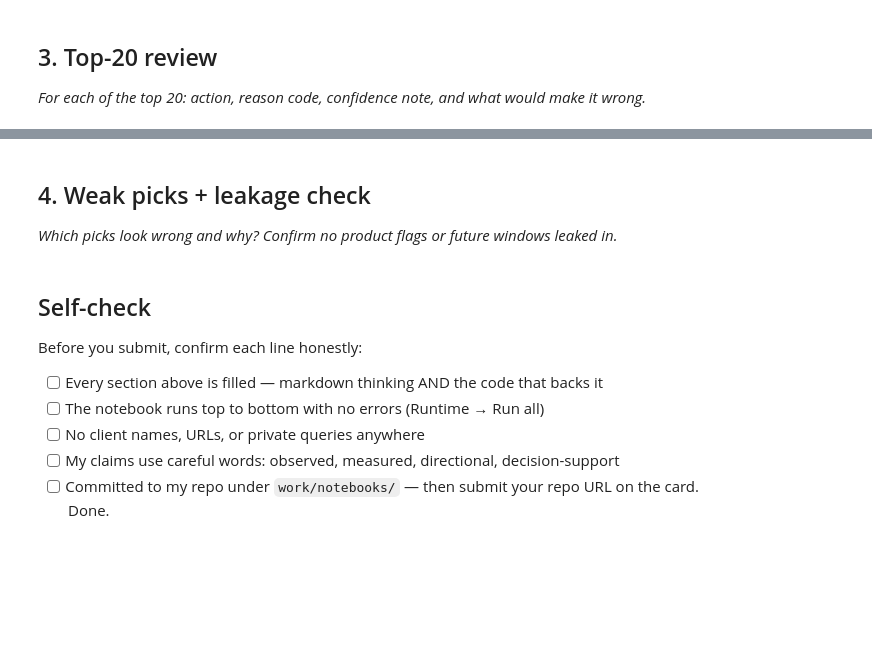
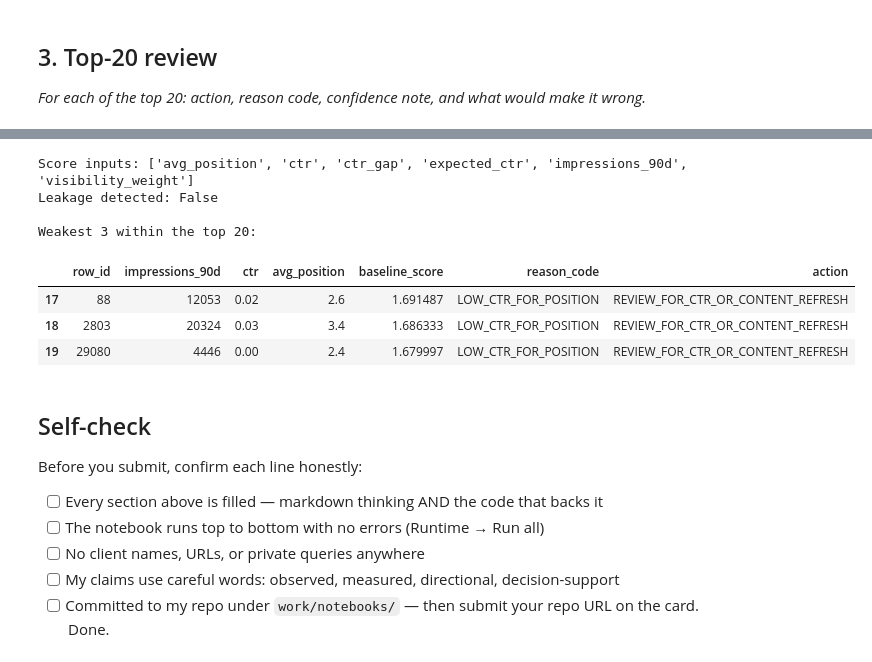
Before and after one commit to pinkk1808/flyrank-ml-internship, a Jupyter notebook: work/notebooks/w04_baseline_score.ipynb, the cells around one changed output, grey strips where cells are left out. Drawn from its saved outputs; the diff is of its cells as text; code cells hidden in the pictures; blank space fills up the shorter version.

Commit message:
Complete ML-07 baseline score

```diff
--- a/work/notebooks/w04_baseline_score.ipynb
+++ b/work/notebooks/w04_baseline_score.ipynb
@@ -27,7 +289,49 @@ This skeleton is yours to fill. Work the sections **in order** — each one has
 # %%
 # This cell is for CODE (numbers, a query, a check).
 # Write your text answer in the cell ABOVE this one — typing sentences here breaks Run All.
+score_inputs = {
+    "impressions_90d",
+    "ctr",
+    "avg_position",
+    "expected_ctr",
+    "ctr_gap",
+    "visibility_weight"
+}
+
+forbidden_inputs = {
+    "trend_direction",
+    "is_declining",
+    "declined_next_month",
+    "future_outcome",
+    "product_flag"
+}
+
+print("Score inputs:", sorted(score_inputs))
+print(
+    "Leakage detected:",
+    len(score_inputs.intersection(forbidden_inputs)) > 0
+)
+
+print("\nWeakest 3 within the top 20:")
+display(
+    ranked_queue.head(20).tail(3)[
+        [
+            "row_id",
+            "impressions_90d",
+            "ctr",
+            "avg_position",
+            "baseline_score",
+            "reason_code",
+            "action"
+        ]
+    ]
+)
+# %% [output]
+Score inputs: ['avg_position', 'ctr', 'ctr_gap', 'expected_ctr', 'impressions_90d', 'visibility_weight']
+Leakage detected: False
+
+Weakest 3 within the top 20:
+|  | row_id | impressions_90d | ctr | avg_position | baseline_score | reason_code | action |
+| 17 | 88 | 12053 | 0.02 | 2.6 | 1.691487 | LOW_CTR_FOR_POSITION | REVIEW_FOR_CTR_OR_CONTENT_REFRESH |
+| 18 | 2803 | 20324 | 0.03 | 3.4 | 1.686333 | LOW_CTR_FOR_POSITION | REVIEW_FOR_CTR_OR_CONTENT_REFRESH |
+| 19 | 29080 | 4446 | 0.00 | 2.4 | 1.679997 | LOW_CTR_FOR_POSITION | REVIEW_FOR_CTR_OR_CONTENT_REFRESH |
-# %% [markdown]
-## 4. Weak picks + leakage check
-
-*Which picks look wrong and why? Confirm no product flags or future windows leaked in.*
```
Also changed, not shown: parts of 9 cells of this notebook.
